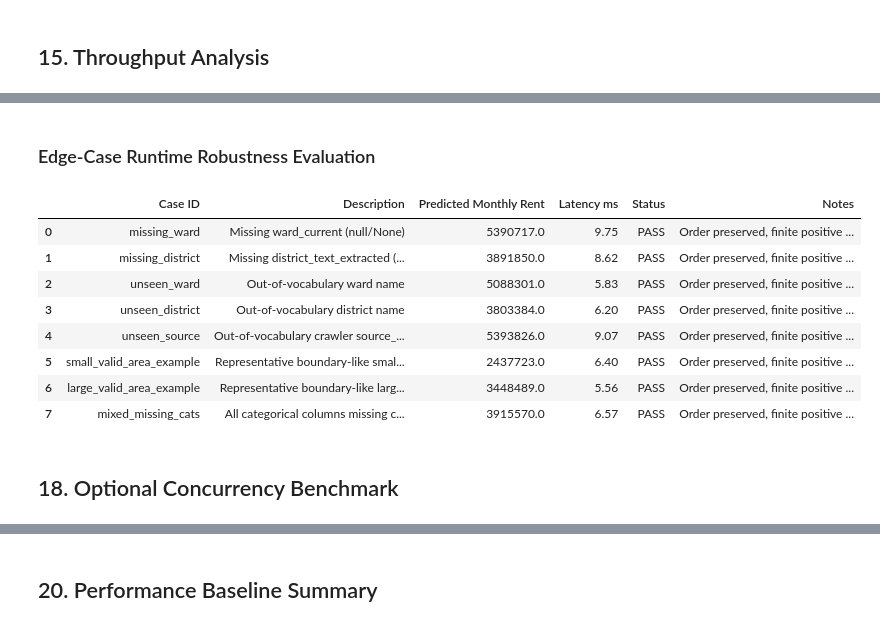
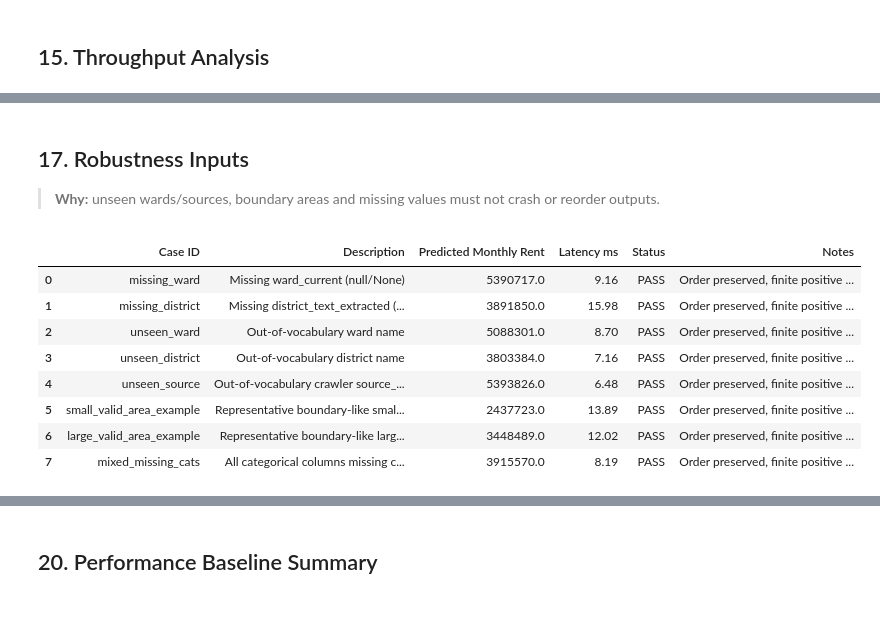
Before and after one commit to HauCoder2005/roombeacon-system, a Jupyter notebook: notebooks/07_roombeacon_performance_benchmark.ipynb, the cells around one changed output, grey strips where cells are left out. Saved outputs shown, nothing was run; the diff lists cells and outputs as text; code cells hidden in the pictures.

```diff
--- a/notebooks/07_roombeacon_performance_benchmark.ipynb
+++ b/notebooks/07_roombeacon_performance_benchmark.ipynb
@@ -665,19 +613,18 @@ plt.show()
+# %% [markdown]
+## 17. Robustness Inputs
+
+> **Why:** unseen wards/sources, boundary areas and missing values must not crash or reorder outputs.
 # %%
 robustness_results = run_robustness_benchmark(champion, ready_population)
-display(Markdown('### Edge-Case Runtime Robustness Evaluation'))
 display(robustness_results)
-
-assert (robustness_results['Status'] == 'PASS').all(), 'All edge cases must be handled safely'
+assert (robustness_results["Status"] == "PASS").all(), "All edge cases must be handled safely"
 # %% [output]
-### Edge-Case Runtime Robustness Evaluation
 |  | Case ID | Description | Predicted Monthly Rent | Latency ms | Status | Notes |
-| 0 | missing_ward | Missing ward_current (null/None) | 5390717.0 | 9.75 | PASS | Order preserved, finite positive ... |
-| 1 | missing_district | Missing district_text_extracted (... | 3891850.0 | 8.62 | PASS | Order preserved, finite positive ... |
-| 2 | unseen_ward | Out-of-vocabulary ward name | 5088301.0 | 5.83 | PASS | Order preserved, finite positive ... |
-| 3 | unseen_district | Out-of-vocabulary district name | 3803384.0 | 6.20 | PASS | Order preserved, finite positive ... |
-| 4 | unseen_source | Out-of-vocabulary crawler source_... | 5393826.0 | 9.07 | PASS | Order preserved, finite positive ... |
-| 5 | small_valid_area_example | Representative boundary-like smal... | 2437723.0 | 6.40 | PASS | Order preserved, finite positive ... |
-| 6 | large_valid_area_example | Representative boundary-like larg... | 3448489.0 | 5.56 | PASS | Order preserved, finite positive ... |
-| 7 | mixed_missing_cats | All categorical columns missing c... | 3915570.0 | 6.57 | PASS | Order preserved, finite positive ... |
+| 0 | missing_ward | Missing ward_current (null/None) | 5390717.0 | 9.16 | PASS | Order preserved, finite positive ... |
+| 1 | missing_district | Missing district_text_extracted (... | 3891850.0 | 15.98 | PASS | Order preserved, finite positive ... |
+| 2 | unseen_ward | Out-of-vocabulary ward name | 5088301.0 | 8.70 | PASS | Order preserved, finite positive ... |
+| 3 | unseen_district | Out-of-vocabulary district name | 3803384.0 | 7.16 | PASS | Order preserved, finite positive ... |
+| 4 | unseen_source | Out-of-vocabulary crawler source_... | 5393826.0 | 6.48 | PASS | Order preserved, finite positive ... |
+| 5 | small_valid_area_example | Representative boundary-like smal... | 2437723.0 | 13.89 | PASS | Order preserved, finite positive ... |
+| 6 | large_valid_area_example | Representative boundary-like larg... | 3448489.0 | 12.02 | PASS | Order preserved, finite positive ... |
+| 7 | mixed_missing_cats | All categorical columns missing c... | 3915570.0 | 8.19 | PASS | Order preserved, finite positive ... |
-# %% [markdown]
-## 18. Optional Concurrency Benchmark
```
Also changed, not shown: parts of 50 cells of this notebook, 1 other file.
